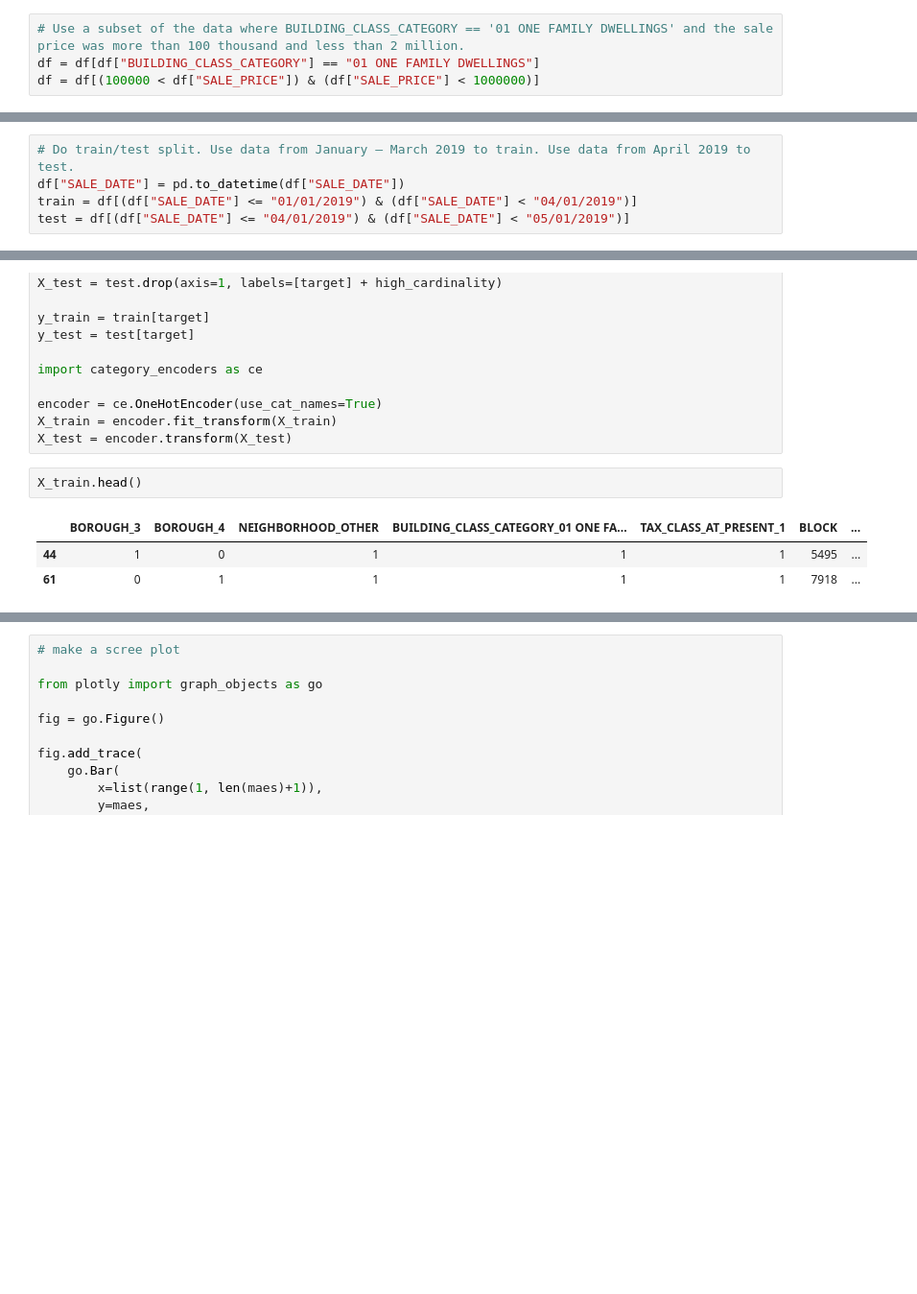
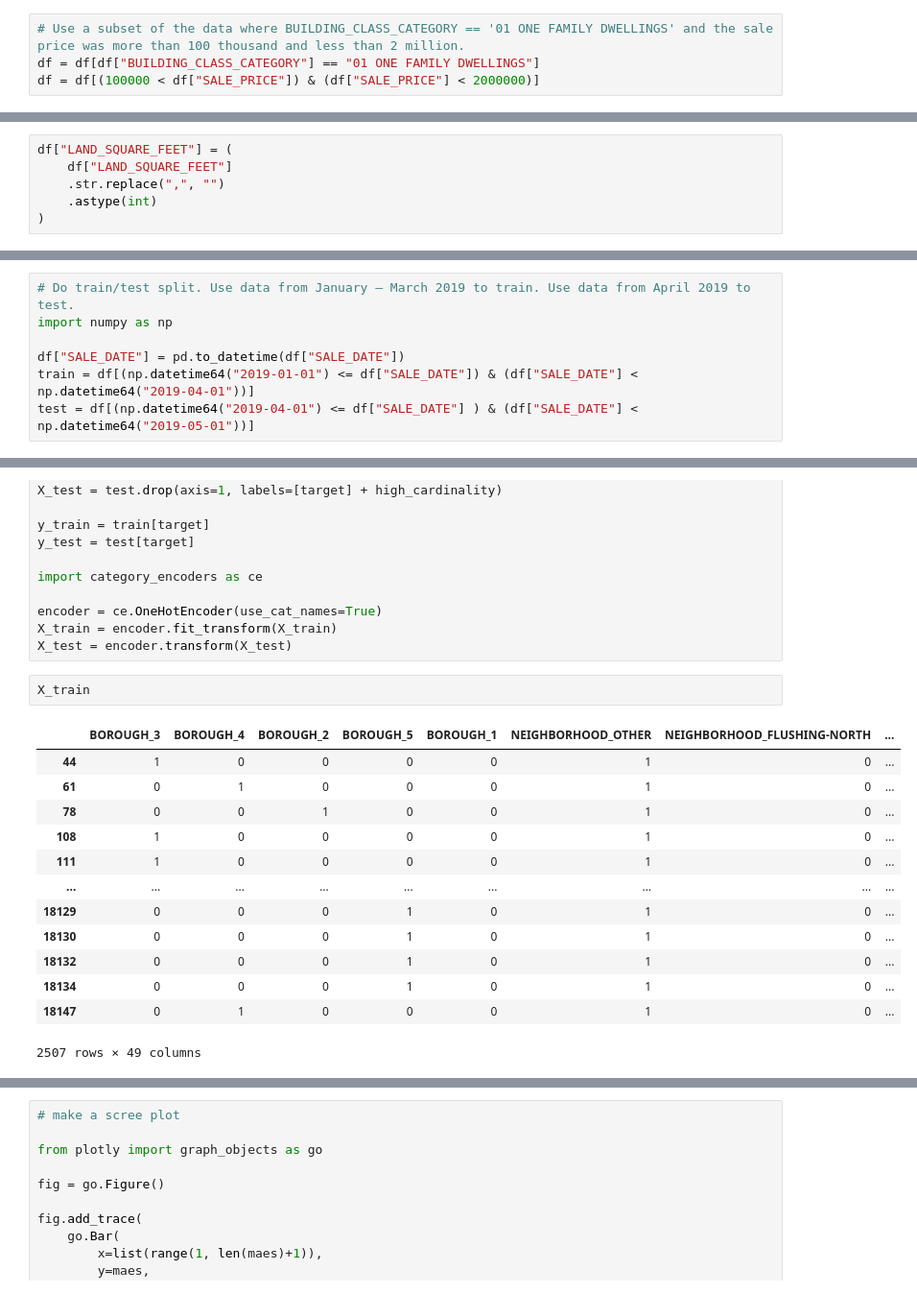
Before and after one commit to ekoly/DS-Unit-2-Linear-Models, a Jupyter notebook: module3-ridge-regression/LS_DS_213_assignment.ipynb, the cells around one changed output, grey strips where cells are left out. Shown: that part at 96% size. Drawn from its saved outputs; the diff is of its cells as text; blank space fills up the shorter version.

```diff
--- a/module3-ridge-regression/LS_DS_213_assignment.ipynb
+++ b/module3-ridge-regression/LS_DS_213_assignment.ipynb
@@ -98,6 +98,6 @@ import pandas_profiling
 # %%
 # Use a subset of the data where BUILDING_CLASS_CATEGORY == '01 ONE FAMILY DWELLINGS' and the sale price was more than 100 thousand and less than 2 million.
 df = df[df["BUILDING_CLASS_CATEGORY"] == "01 ONE FAMILY DWELLINGS"]
-df = df[(100000 < df["SALE_PRICE"]) & (df["SALE_PRICE"] < 1000000)]
+df = df[(100000 < df["SALE_PRICE"]) & (df["SALE_PRICE"] < 2000000)]
 # %%
 df = df.fillna(value=df.mean(skipna=True))
@@ -103,0 +132,6 @@ df = df.fillna(value=df.mean(skipna=True))
+# %%
+df["LAND_SQUARE_FEET"] = (
+    df["LAND_SQUARE_FEET"]
+    .str.replace(",", "")
+    .astype(int)
+)
@@ -104,8 +140,10 @@ df = df.fillna(value=df.mean(skipna=True))
 # %%
 # Do train/test split. Use data from January — March 2019 to train. Use data from April 2019 to test.
+import numpy as np
+
 df["SALE_DATE"] = pd.to_datetime(df["SALE_DATE"])
-train = df[(df["SALE_DATE"] <= "01/01/2019") & (df["SALE_DATE"] < "04/01/2019")]
-test = df[(df["SALE_DATE"] <= "04/01/2019") & (df["SALE_DATE"] < "05/01/2019")]
+train = df[(np.datetime64("2019-01-01") <= df["SALE_DATE"]) & (df["SALE_DATE"] < np.datetime64("2019-04-01"))]
+test = df[(np.datetime64("2019-04-01") <= df["SALE_DATE"] ) & (df["SALE_DATE"] < np.datetime64("2019-05-01"))]
 # %%
 # Do one-hot encoding of categorical features.
 target = "SALE_PRICE"
@@ -123,8 +161,18 @@ encoder = ce.OneHotEncoder(use_cat_names=True)
 X_train = encoder.fit_transform(X_train)
 X_test = encoder.transform(X_test)
 # %%
-X_train.head()
+X_train
 # %% [output]
-|  | BOROUGH_3 | BOROUGH_4 | NEIGHBORHOOD_OTHER | BUILDING_CLASS_CATEGORY_01 ONE FA... | TAX_CLASS_AT_PRESENT_1 | BLOCK | ... |
-| 44 | 1 | 0 | 1 | 1 | 1 | 5495 | ... |
-| 61 | 0 | 1 | 1 | 1 | 1 | 7918 | ... |
+|  | BOROUGH_3 | BOROUGH_4 | BOROUGH_2 | BOROUGH_5 | BOROUGH_1 | NEIGHBORHOOD_OTHER | NEIGHBORHOOD_FLUSHING-NORTH | ... |
+| 44 | 1 | 0 | 0 | 0 | 0 | 1 | 0 | ... |
+| 61 | 0 | 1 | 0 | 0 | 0 | 1 | 0 | ... |
+| 78 | 0 | 0 | 1 | 0 | 0 | 1 | 0 | ... |
+| 108 | 1 | 0 | 0 | 0 | 0 | 1 | 0 | ... |
+| 111 | 1 | 0 | 0 | 0 | 0 | 1 | 0 | ... |
+| ... | ... | ... | ... | ... | ... | ... | ... | ... |
+| 18129 | 0 | 0 | 0 | 1 | 0 | 1 | 0 | ... |
+| 18130 | 0 | 0 | 0 | 1 | 0 | 1 | 0 | ... |
+| 18132 | 0 | 0 | 0 | 1 | 0 | 1 | 0 | ... |
+| 18134 | 0 | 0 | 0 | 1 | 0 | 1 | 0 | ... |
+| 18147 | 0 | 1 | 0 | 0 | 0 | 1 | 0 | ... |
+2507 rows × 49 columns
```
Also changed, not shown: parts of 11 cells of this notebook.
